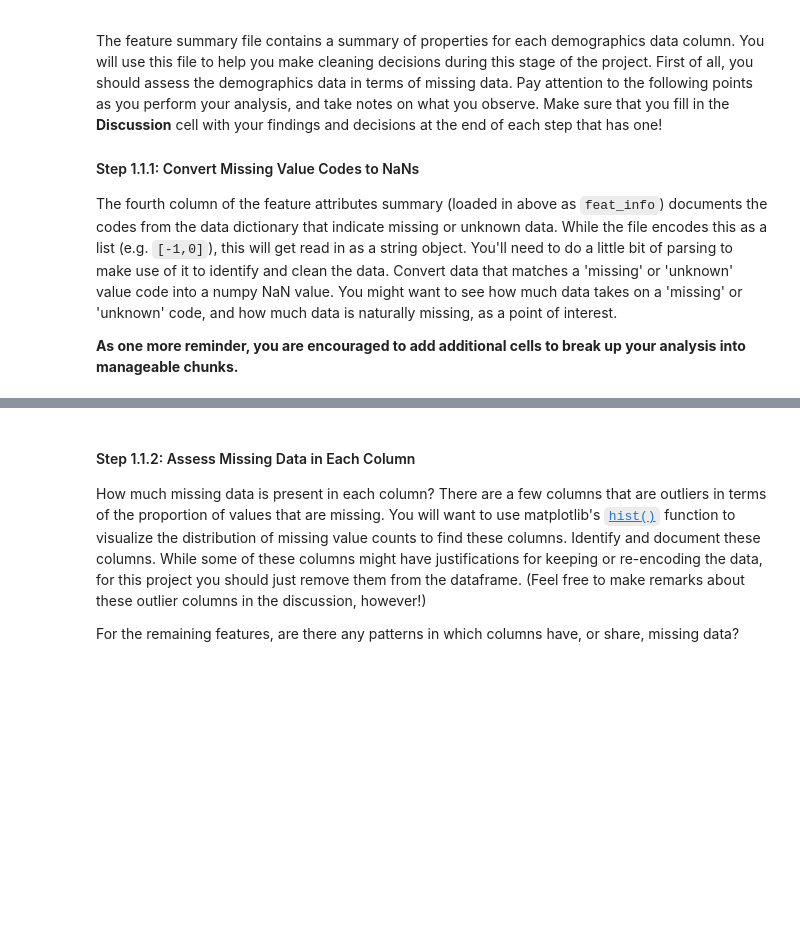
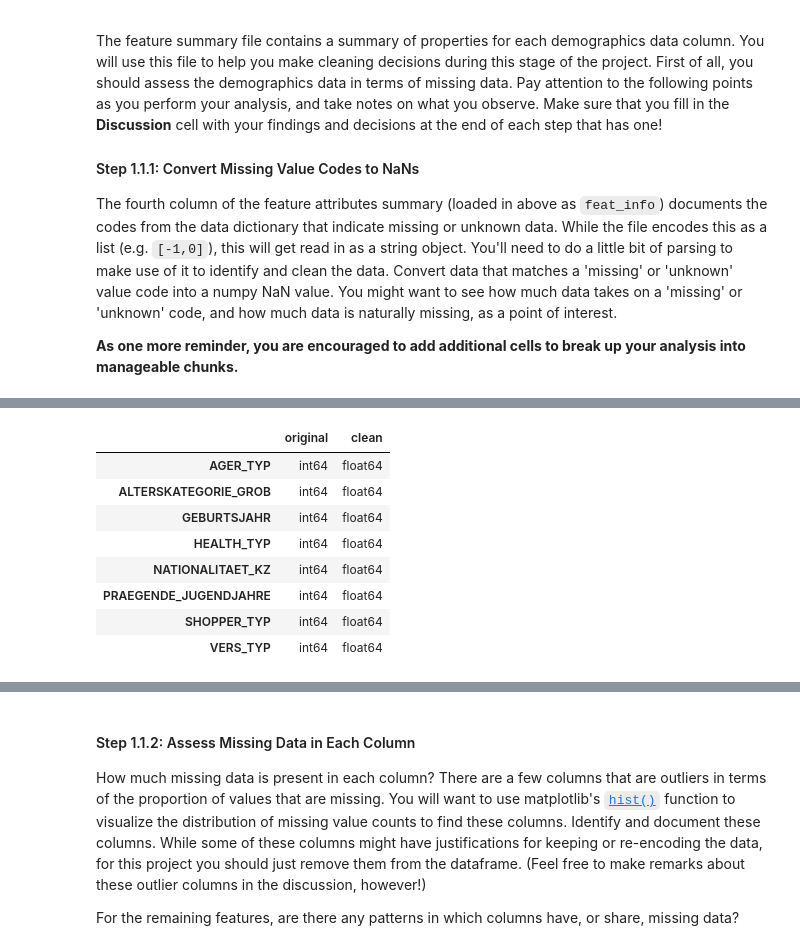
Before and after one commit to randallsutton/playground-ai, a Jupyter notebook: customer-classifier/Identify_Customer_Segments.ipynb, the cells around one changed output, grey strips where cells are left out. Saved outputs shown, nothing was run; the diff lists cells and outputs as text; code cells hidden in the pictures; blank space fills up the shorter version.

```diff
--- a/customer-classifier/Identify_Customer_Segments.ipynb
+++ b/customer-classifier/Identify_Customer_Segments.ipynb
@@ -110,0 +204,16 @@ The fourth column of the feature attributes summary (loaded in above as `feat_in
+# %%
+# Looks like some columns were converted to float when NaN was applied
+pd.DataFrame({
+    "original": azdias_data.dtypes,
+    "clean": azdias_data_clean.dtypes
+}).query("original != clean")
+# %% [output]
+|  | original | clean |
+| AGER_TYP | int64 | float64 |
+| ALTERSKATEGORIE_GROB | int64 | float64 |
+| GEBURTSJAHR | int64 | float64 |
+| HEALTH_TYP | int64 | float64 |
+| NATIONALITAET_KZ | int64 | float64 |
+| PRAEGENDE_JUGENDJAHRE | int64 | float64 |
+| SHOPPER_TYP | int64 | float64 |
+| VERS_TYP | int64 | float64 |
```
Also changed, not shown: parts of 16 cells of this notebook.
